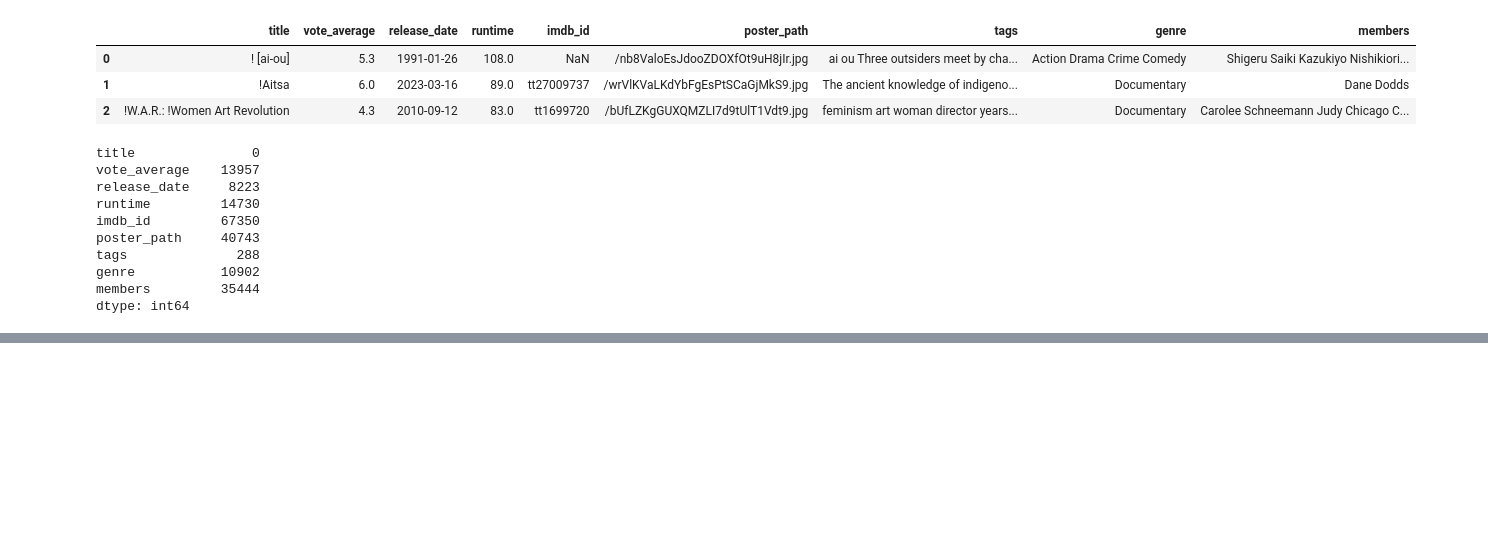
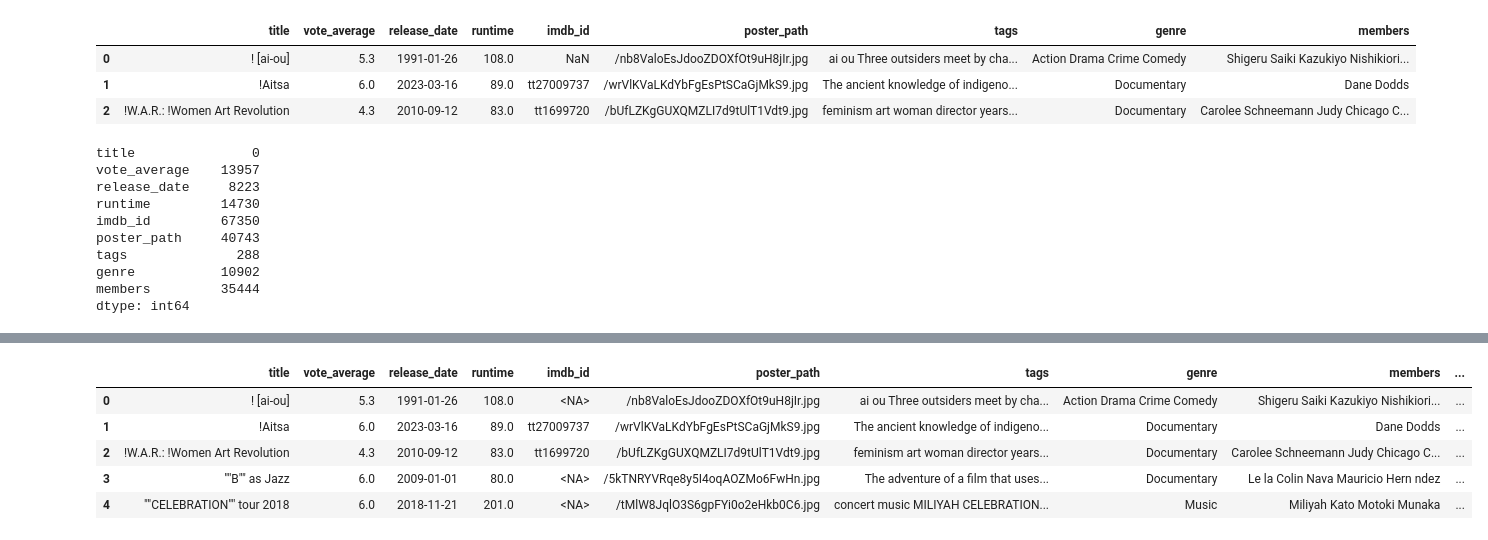
Before and after one commit to Pankaj-Jhajhria/Movie-Recommendation-System-FilmSense-, a Jupyter notebook: Notebooks/Dataset_Preparation.ipynb, the cells around one changed output, grey strips where cells are left out. Cells and saved outputs as stored; diff of their text form; code cells hidden in the pictures; blank space fills up the shorter version.

```diff
--- a/Notebooks/Dataset_Preparation.ipynb
+++ b/Notebooks/Dataset_Preparation.ipynb
@@ -934,0 +971,60 @@ dtype: int64
+# %%
+import pandas as pd
+import numpy as np
+import re
+
+def clean_tokens(value):
+    """Extract only alphabet words from a string value, non-alphabets act as separators."""
+    if pd.isna(value):
+        return []
+    value = str(value)
+    tokens = re.split(r'[^a-zA-Z]+', value.strip())
+    return [t for t in tokens if t != '']
+
+def build_weighted_features(df, weights, new_col='final_features'):
+    """
+    Builds a single weighted, space-separated string column for TF-IDF /
+    similarity modeling. Each feature's tokens are repeated `weight` times.
+
+    Parameters:
+        df (pd.DataFrame): Input dataframe.
+        weights (dict): {column_name: weight} e.g. {'genre': 3, 'tags': 2, 'members': 2}
+        new_col (str): Name of the resulting combined column.
+
+    Returns:
+        pd.DataFrame: df with the new weighted feature column added.
+    """
+    df = df.copy()
+
+    def process_row(row):
+        combined = []
+        for col, weight in weights.items():
+            tokens = clean_tokens(row[col])
+            combined.extend(tokens * weight)
+        return ' '.join(combined)
+
+    df[new_col] = df.apply(process_row, axis=1)
+    return df
+
+
+# ---- Apply weights as you specified ----
+weights = {
+    'genre': 3,
+    'tags': 2,
+    'members': 2
+}
+
+df1to8 = build_weighted_features(df1to8, weights, new_col='final_features')
+
+# ---- Convert ID/display columns to proper string dtype ----
+for col in ['title', 'imdb_id', 'poster_path']:
+    df1to8[col] = df1to8[col].astype('string')  # pandas nullable string dtype, keeps <NA> instead of 'nan' text
+
+df1to8.head()
+# %% [output]
+|  | title | vote_average | release_date | runtime | imdb_id | poster_path | tags | genre | members | ... |
+| 0 | ! [ai-ou] | 5.3 | 1991-01-26 | 108.0 | <NA> | /nb8ValoEsJdooZDOXfOt9uH8jIr.jpg | ai ou Three outsiders meet by cha... | Action Drama Crime Comedy | Shigeru Saiki Kazukiyo Nishikiori... | ... |
+| 1 | !Aitsa | 6.0 | 2023-03-16 | 89.0 | tt27009737 | /wrVlKVaLKdYbFgEsPtSCaGjMkS9.jpg | The ancient knowledge of indigeno... | Documentary | Dane Dodds | ... |
+| 2 | !W.A.R.: !Women Art Revolution | 4.3 | 2010-09-12 | 83.0 | tt1699720 | /bUfLZKgGUXQMZLI7d9tUlT1Vdt9.jpg | feminism art woman director years... | Documentary | Carolee Schneemann Judy Chicago C... | ... |
+| 3 | ""B"" as Jazz | 6.0 | 2009-01-01 | 80.0 | <NA> | /5kTNRYVRqe8y5I4oqAOZMo6FwHn.jpg | The adventure of a film that uses... | Documentary | Le la Colin Nava Mauricio Hern ndez | ... |
+| 4 | ""CELEBRATION"" tour 2018 | 6.0 | 2018-11-21 | 201.0 | <NA> | /tMlW8JqlO3S6gpFYi0o2eHkb0C6.jpg | concert music MILIYAH CELEBRATION... | Music | Miliyah Kato Motoki Munaka | ... |
```
Also changed, not shown: parts of 9 cells of this notebook, 1 other file.
